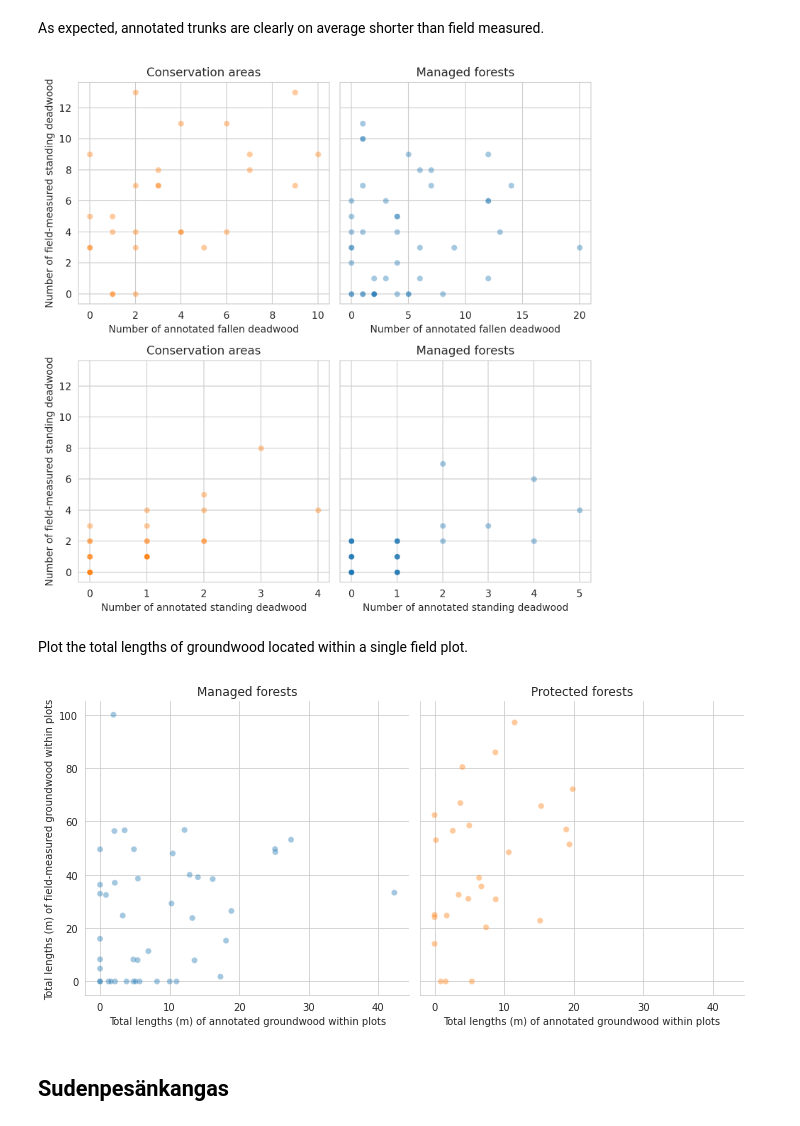
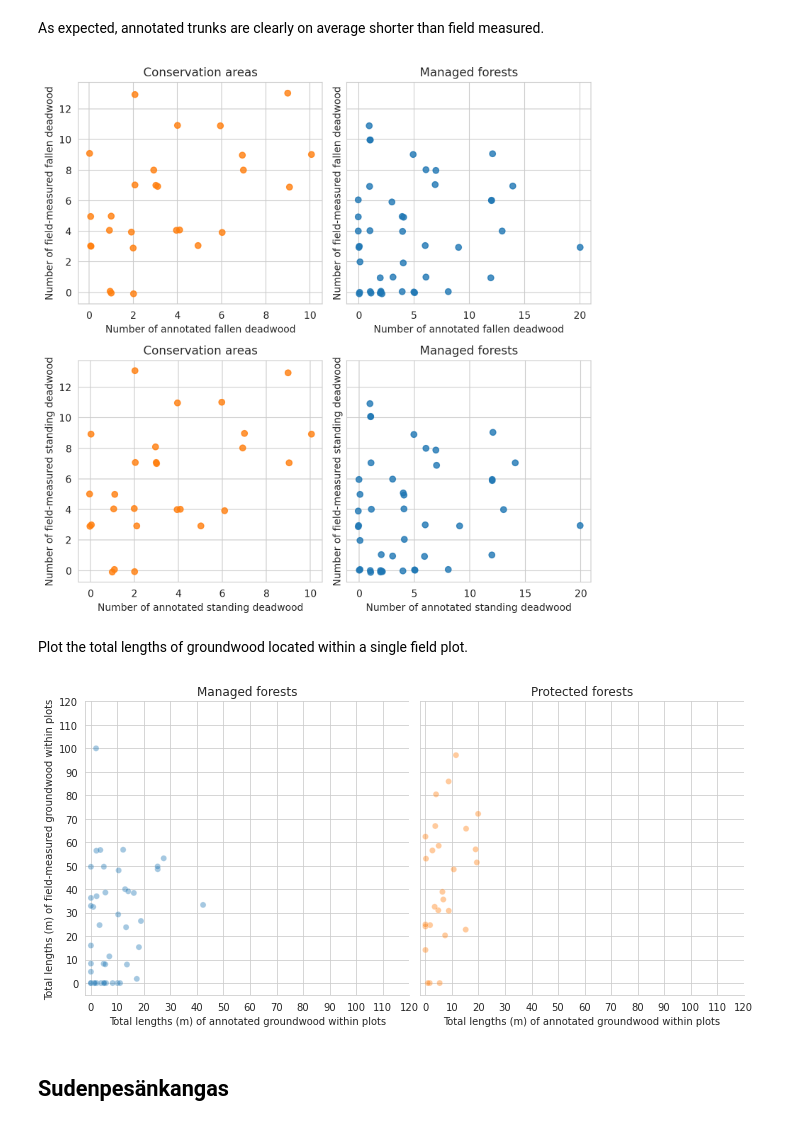
Before and after one commit to mayrajeo/maskrcnn-deadwood, a Jupyter notebook: notebooks/2_comparing_annotations_and_field_data.ipynb, the cells around one changed output. Saved outputs shown, nothing was run; the diff lists cells and outputs as text; code cells hidden in the pictures.

```diff
--- a/notebooks/2_comparing_annotations_and_field_data.ipynb
+++ b/notebooks/2_comparing_annotations_and_field_data.ipynb
@@ -85,0 +197,2 @@ tree_data['conservation'] = tree_data.apply(lambda row: plot_dw_data[plot_dw_dat
+# %%
+anns_in_plots['tree_length'] = anns_in_plots.apply(lambda row: get_len_in_plot(row.geometry, plot_circles), axis=1)
@@ -116,3 +212 @@ def get_len(geom):
-# %%
-anns_in_plots['tree_length'] = anns_in_plots.geometry.apply(get_len)
 # %%
@@ -128,0 +236,10 @@ plt.show()
+# %%
+anns_in_plots['diam'] = anns_in_plots.geometry.apply(lambda row: np.mean(get_three_point_diams(row))) * 1000
+g = sns.displot(data=anns_in_plots[(anns_in_plots.layer=='groundwood')], x='diam',
+                kde=True, rug=True, col='conservation', hue='conservation', legend=False)
+g.fig.subplots_adjust(top=.9)
+g.fig.suptitle('Distribution of annotated groundwood diameter (mm)')
+g.axes[0,0].set_title('Managed forests')
+g.axes[0,1].set_title('Protected forests')
+g.set_xlabels('Groundwood trunk diameter (mm)')
+plt.show()
@@ -137,40 +256,43 @@ plot_dw_data['n_dw_fall_field'] = plot_dw_data.apply(lambda row: len(tree_data[(
                                                                                 (tree_data.tree_class == 5))]),
                                                      axis=1)
 plot_dw_data['n_dw_stand_ann'] = plot_dw_data.apply(lambda row: len(anns_in_plots[(anns_in_plots.plot_id == row.id) &
-                                                                                  (anns_in_plots.layer_1 != 'groundwood')]),
+                                                                                  (anns_in_plots.layer != 'groundwood')]),
                                                     axis=1)
 plot_dw_data['n_dw_fall_ann'] = plot_dw_data.apply(lambda row: len(anns_in_plots[(anns_in_plots.plot_id == row.id) &
-                                                                                 (anns_in_plots.layer_1 == 'groundwood')]),
+                                                                                 (anns_in_plots.layer == 'groundwood')]),
                                                     axis=1)
 # %%
 fig, ax = plt.subplots(2,2, figsize=(8,8), dpi=200, sharey=True, sharex=False)
-sns.scatterplot(data=plot_dw_data[(plot_dw_data.conservation == 1)],
-                x='n_dw_fall_ann', y='n_dw_fall_field', ax=ax[0,0],
-               alpha=0.4, color='tab:orange')
+sns.regplot(data=plot_dw_data[(plot_dw_data.conservation == 1)], fit_reg=False,
+            x='n_dw_fall_ann', y='n_dw_fall_field', ax=ax[0,0],
+            color='tab:orange', x_jitter=0.1, y_jitter=0.1)
 ax[0,0].set_title('Conservation areas')
 ax[0,0].set_xlabel('Number of annotated fallen deadwood')
-ax[0,0].set_ylabel('Number of field-measured standing deadwood')
-sns.scatterplot(data=plot_dw_data[(plot_dw_data.conservation == 0)],
-                x='n_dw_fall_ann', y='n_dw_fall_field', ax=ax[0,1], alpha=0.4, color='tab:blue')
+ax[0,0].set_ylabel('Number of field-measured fallen deadwood')
+sns.regplot(data=plot_dw_data[(plot_dw_data.conservation == 0)], fit_reg=False,
+            x='n_dw_fall_ann', y='n_dw_fall_field', ax=ax[0,1],
+            color='tab:blue', x_jitter=0.1, y_jitter=0.1)
 ax[0,1].set_title('Managed forests')
 ax[0,1].set_xlabel('Number of annotated fallen deadwood')
 ax[0,1].set_ylabel('Number of field-measured fallen deadwood')
 
 
-sns.scatterplot(data=plot_dw_data[(plot_dw_data.conservation == 1)],
-             x='n_dw_stand_ann', y='n_dw_stand_field', ax=ax[1,0], alpha=0.4, color='tab:orange')
+sns.regplot(data=plot_dw_data[(plot_dw_data.conservation == 1)], fit_reg=False,
+            x='n_dw_fall_ann', y='n_dw_fall_field', ax=ax[1,0],
+            color='tab:orange', x_jitter=0.1, y_jitter=0.1)
 ax[1,0].set_title('Conservation areas')
 ax[1,0].set_xlabel('Number of annotated standing deadwood')
 ax[1,0].set_ylabel('Number of field-measured standing deadwood')
 
-sns.scatterplot(data=plot_dw_data[(plot_dw_data.conservation == 0)],
-            x='n_dw_stand_ann', y='n_dw_stand_field', ax=ax[1,1],  alpha=0.4, color='tab:blue')
+sns.regplot(data=plot_dw_data[(plot_dw_data.conservation == 0)], fit_reg=False,
+            x='n_dw_fall_ann', y='n_dw_fall_field', ax=ax[1,1],
+            color='tab:blue', x_jitter=0.1, y_jitter=0.1)
 ax[1,1].set_title('Managed forests')
 ax[1,1].set_xlabel('Number of annotated standing deadwood')
 ax[1,1].set_ylabel('Number of field-measured standing deadwood')
 plt.tight_layout()
 # %% [output]
-[figure, old version]
+[figure, new version]
 # %% [markdown]
 Plot the total lengths of groundwood located within a single field plot.
 # %%
@@ -186,11 +308,14 @@ g = sns.relplot(data=plot_dw_data, x='l_gw_ann', y='l_gw_field', col='conservati
                 legend=False)
 g.axes[0,0].set_title('Managed forests')
 g.axes[0,1].set_title('Protected forests')
+g.axes[0,0].set_yticks(range(0,121,10))
+g.axes[0,0].set_xticks(range(0,121,10))
+g.axes[0,1].set_xticks(range(0,121,10))
 g.set_ylabels('Total lengths (m) of field-measured groundwood within plots')
 g.set_xlabels('Total lengths (m) of annotated groundwood within plots')
 plt.show()
 # %% [output]
-[figure, old version]
+[figure, new version]
 # %% [markdown]
 ## Sudenpesänkangas
 # %% [markdown]
```
Also changed, not shown: parts of 27 cells of this notebook, 1 other file.
